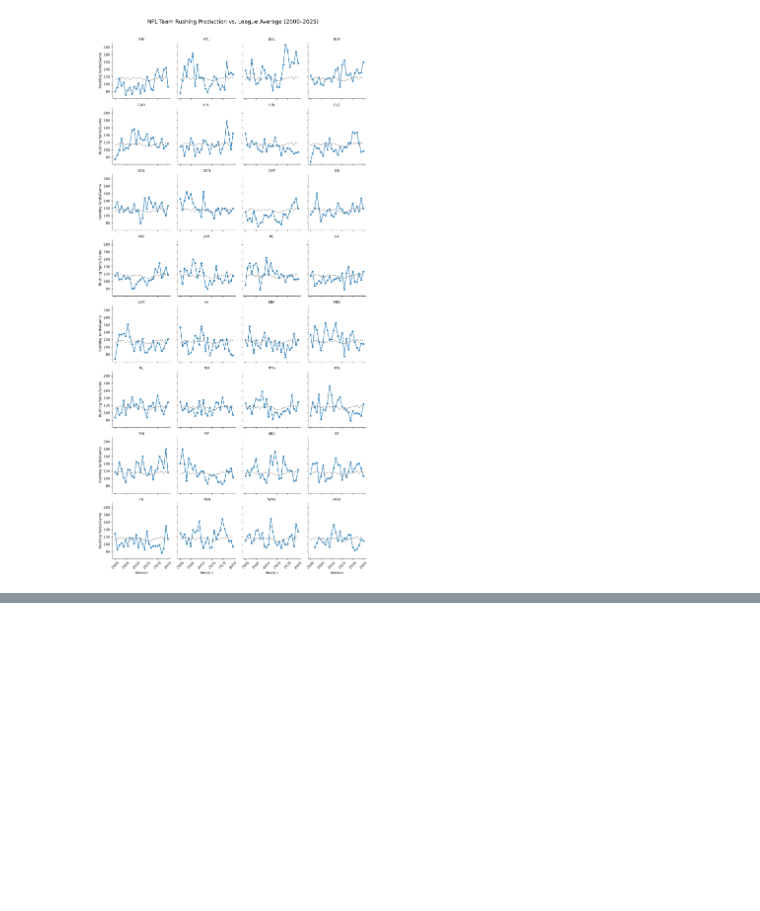
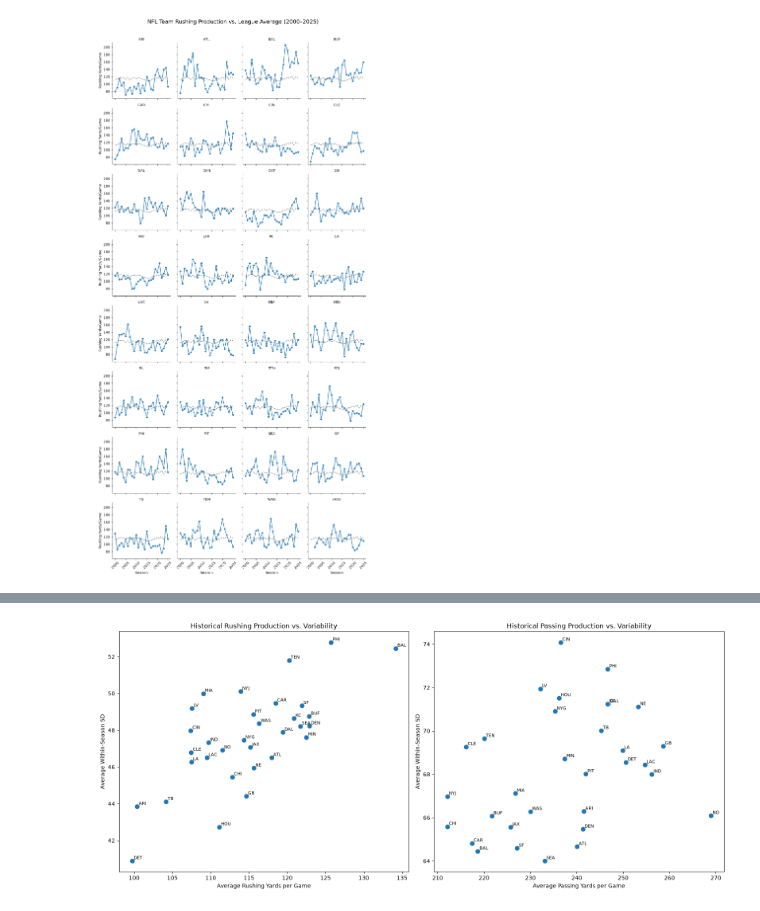
Before and after one commit to EdwardMHutchns/beyondthechains, a Jupyter notebook: notebooks/04_team_season_analysis.ipynb, the cells around one changed output, grey strips where cells are left out. Drawn from its saved outputs; the diff is of its cells as text; code cells hidden in the pictures; blank space fills up the shorter version.

```diff
--- a/notebooks/04_team_season_analysis.ipynb
+++ b/notebooks/04_team_season_analysis.ipynb
@@ -949,0 +1164,99 @@ display(
+# %%
+
+# Summarize each team's historical offensive variability
+
+team_variability = (
+    team_season.groupby("team")
+    .agg(
+        seasons=("season", "nunique"),
+        avg_rushing_ypg=("rushing_mean", "mean"),
+        avg_rushing_std=("rushing_std", "mean"),
+        avg_passing_ypg=("passing_mean", "mean"),
+        avg_passing_std=("passing_std", "mean")
+    )
+    .reset_index()
+)
+
+display(
+    team_variability
+    .sort_values("avg_rushing_std")
+    .round(2)
+)
+
+
+#comparing within-season and between-season variability
+
+team_variability_comparison = (
+    team_season.groupby("team")
+    .agg(
+        seasons=("season", "nunique"),
+
+        # Typical game-to-game variability within a season
+        rushing_within_sd=("rushing_std", "mean"),
+        passing_within_sd=("passing_std", "mean"),
+
+        # Variability in seasonal averages across years
+        rushing_between_sd=("rushing_mean", "std"),
+        passing_between_sd=("passing_mean", "std")
+    )
+    .reset_index()
+)
+
+display(
+    team_variability_comparison
+    .sort_values("rushing_between_sd", ascending=False)
+    .round(2)
+)
+
+
+
+
+fig, axes = plt.subplots(1, 2, figsize=(16, 7))
+
+# Rushing
+sns.scatterplot(
+    data=team_variability,
+    x="avg_rushing_ypg",
+    y="avg_rushing_std",
+    ax=axes[0],
+    s=85
+)
+
+for _, row in team_variability.iterrows():
+    axes[0].annotate(
+        row["team"],
+        (row["avg_rushing_ypg"], row["avg_rushing_std"]),
+        xytext=(3, 3),
+        textcoords="offset points",
+        fontsize=8
+    )
+
+axes[0].set_title("Historical Rushing Production vs. Variability")
+axes[0].set_xlabel("Average Rushing Yards per Game")
+axes[0].set_ylabel("Average Within-Season SD")
+
+# Passing
+sns.scatterplot(
+    data=team_variability,
+    x="avg_passing_ypg",
+    y="avg_passing_std",
+    ax=axes[1],
+    s=85
+)
+
+for _, row in team_variability.iterrows():
+    axes[1].annotate(
+        row["team"],
+        (row["avg_passing_ypg"], row["avg_passing_std"]),
+        xytext=(3, 3),
+        textcoords="offset points",
+        fontsize=8
+    )
+
+axes[1].set_title("Historical Passing Production vs. Variability")
+axes[1].set_xlabel("Average Passing Yards per Game")
+axes[1].set_ylabel("Average Within-Season SD")
+
+plt.tight_layout()
+plt.show()
+# %% [output]
@@ -949,0 +1297 @@ display(
+[figure, added]
```
Also changed, not shown: parts of 20 cells of this notebook.
